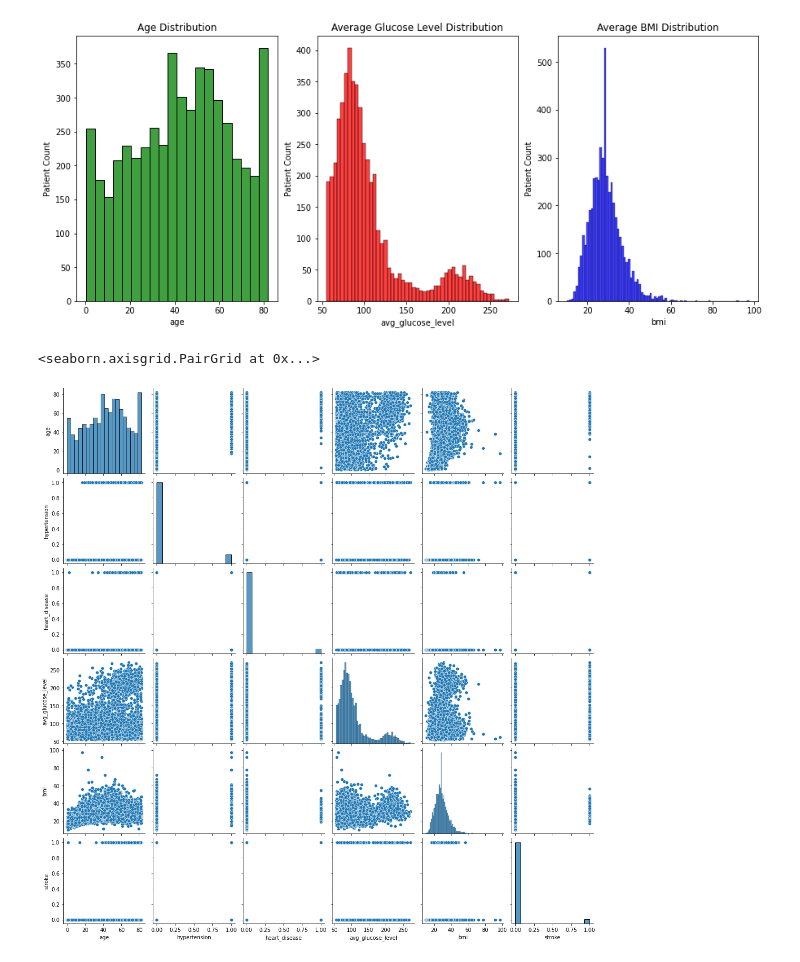
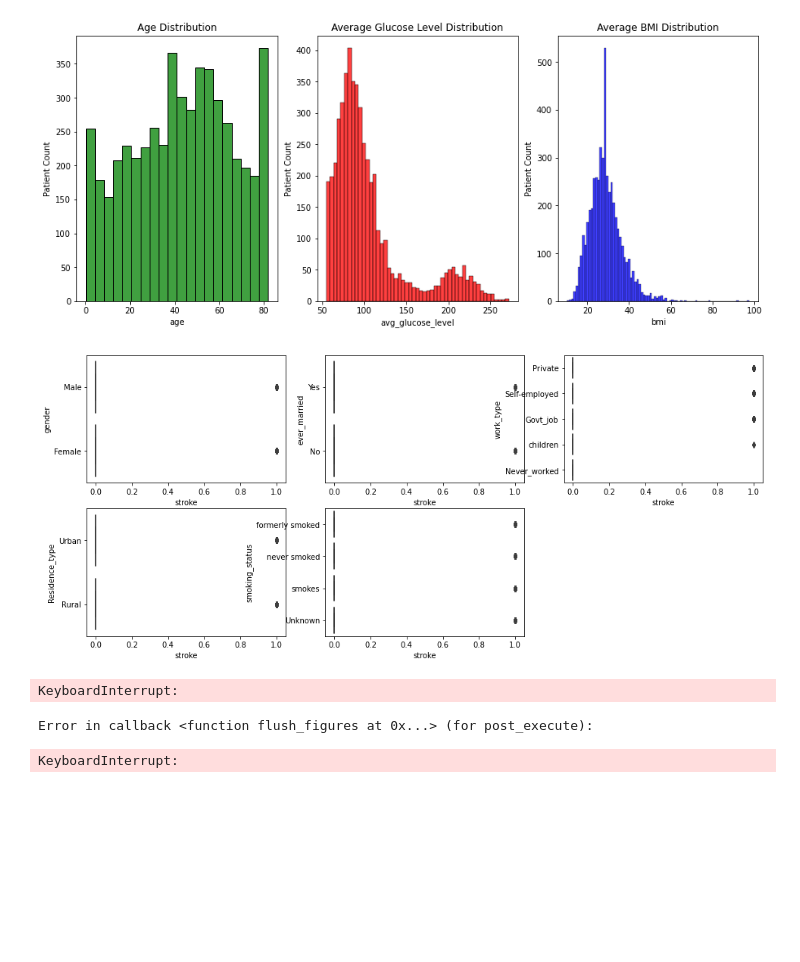
Before and after one commit to SophiaBouchama/stroke-prediction-portfolio, a Jupyter notebook: Stroke-Project.ipynb, the cells around one changed output. Drawn from its saved outputs; the diff is of its cells as text; code cells hidden in the pictures; blank space fills up the shorter version.

```diff
--- a/Stroke-Project.ipynb
+++ b/Stroke-Project.ipynb
@@ -141,7 +141,7 @@ Define the categorical and numerical variables into separate list variables to b
 categorical = df.select_dtypes(include=['object']).columns.tolist()
 
 # Select all the columns with 'int64' datatype and define as numerical
-numerical = df.select_dtypes(include=['int64']).columns.tolist()
+numerical = df.select_dtypes(include=['int64', 'float64']).columns.tolist()
 # Remove stroke from the list as it is the target feature
 numerical.remove('stroke')
 
@@ -411,8 +410,24 @@ axes[2].set_ylabel('Patient Count')
 # %% [output]
 Text(0, 0.5, 'Patient Count')
 [figure]
-# %%
-sns.pairplot(df)
-# %% [output]
-<seaborn.axisgrid.PairGrid at 0x...>
-[figure, removed]
+# %%
+
+def boxplot(size, target, features, data):
+    plt.figure(figsize=size)
+    for i in range(len(numerical)):
+        plt.subplot(5, 3, i+1)
+        sns.boxplot(x=target, y=features[i], data=data)
+
+boxplot((16,18), df.stroke, categorical, df)
+# %% [output]
+[figure, added]
+# %%
+plt.figure(figsize=(20, 10))
+b = sns.boxplot(x="jobType", y="salary", data=df)
+b.axes.set_title("Box Plot: Job Type and Salary",fontsize=20)
+b.set_xlabel("Job Type",fontsize=15)
+b.set_ylabel("Salary",fontsize=15)
+# %% [output]
+KeyboardInterrupt:
+Error in callback <function flush_figures at 0x...> (for post_execute):
+KeyboardInterrupt:
```
Also changed, not shown: parts of 5 cells of this notebook.
